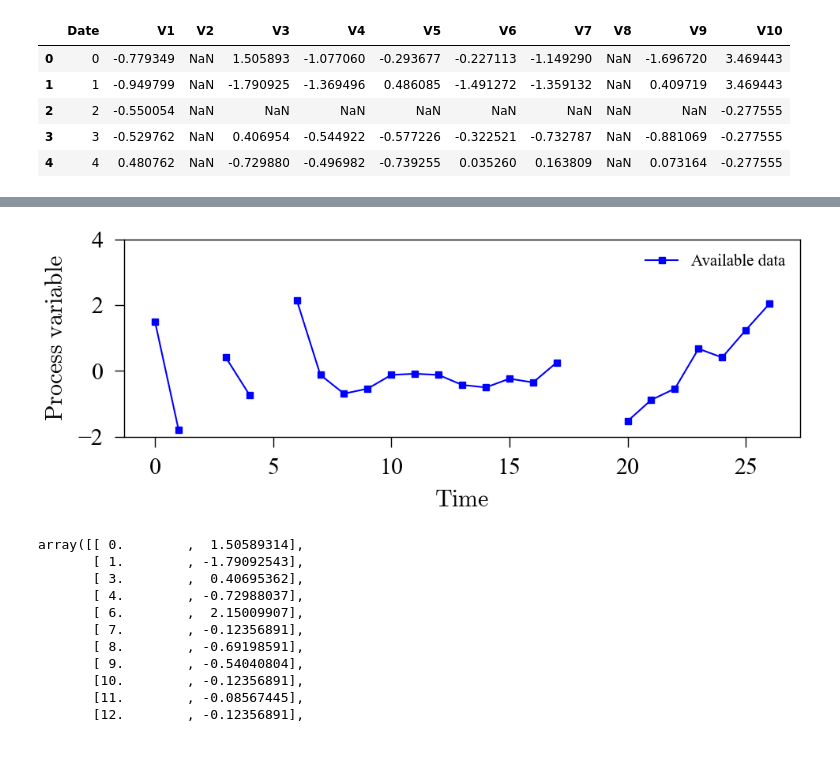
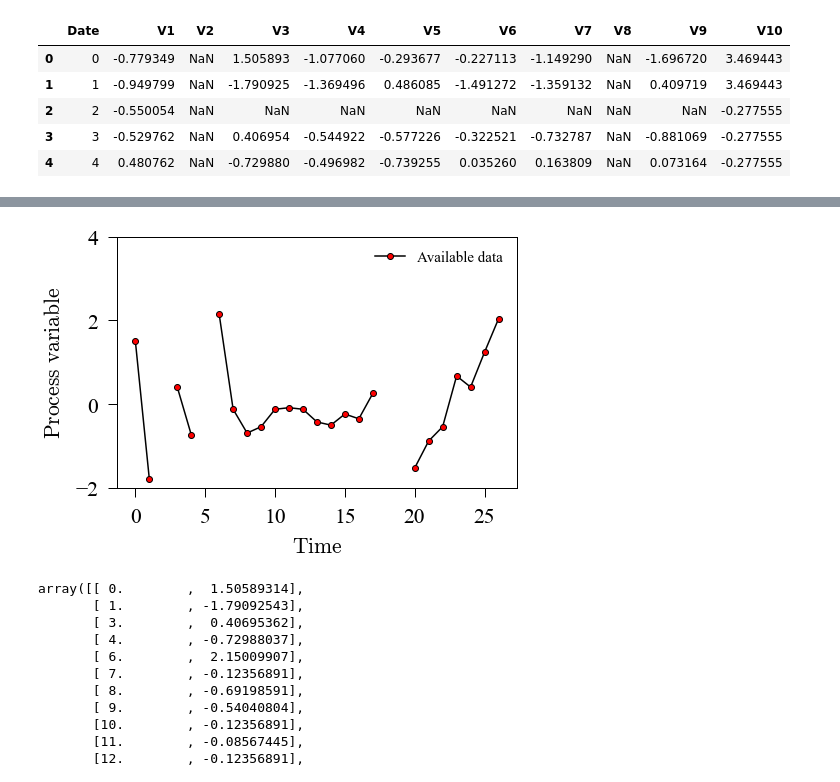
Before and after one commit to lbrice1/ai_cheme_examples, a Jupyter notebook: notebooks/2.2b-lbm-example-2-2-missing_data_b.ipynb, the cells around one changed output, grey strips where cells are left out. Drawn from its saved outputs; the diff is of its cells as text; code cells hidden in the pictures; blank space fills up the shorter version.

Commit message:
plots

```diff
--- a/notebooks/2.2b-lbm-example-2-2-missing_data_b.ipynb
+++ b/notebooks/2.2b-lbm-example-2-2-missing_data_b.ipynb
@@ -95,10 +95,10 @@ y = np.asarray(data.iloc[:, 3])
 # plt.scatter(X_train, y_train)
 # plt.scatter(X_test, y_test)
 
-fig = plt.figure(figsize=(10, 4))
+fig = plt.figure(figsize=(7, 5))
 axs0 = fig.add_subplot(1, 1, 1)
 
-axs0.plot(X, y, color = 'b', marker = 's', ls = '-', label = 'Available data')
+axs0.plot(X, y, color = 'k', marker = 'o', markeredgecolor = 'k', markerfacecolor = 'r', ls = '-', label = 'Available data')
 
 
 axs0.set_xlabel(r'$ \rm Time$', labelpad = 10, fontsize='x-large')
@@ -109,34 +109,34 @@ axs0.tick_params(direction='out',
                     length=9,
                     width=1,
                     labelsize='x-large')
 
 axs0.tick_params(which='minor',
                     direction='out',
                     pad=10,
                     length=5,
                     width=1,
                     labelsize='x-large')
 
 for ax in ['top', 'bottom', 'left', 'right']:
     axs0.spines[ax].set_linewidth(1)
 
 axs0.set_ylim(-2, 4)
 
 plt.rcParams['mathtext.fontset'] = 'cm'
 plt.rcParams["font.family"] = "serif"
 plt.rcParams["font.serif"] = ["Times New Roman"
                                 ] + plt.rcParams["font.serif"]
 plt.rcParams['font.size']=15
 plt.rcParams['axes.linewidth'] = 1
 
 plt.legend(frameon = False)
 plt.tight_layout()
 
 plt.savefig('figures/example-2-2b.png', dpi = 300)
 
 plt.show()
 # %% [output]
-[figure, old version]
+[figure, new version]
 # %%
 train_set = np.array([X, y]).reshape(2, -1).transpose()
 
```
Also changed, not shown: parts of 3 cells of this notebook, 10 other files.
